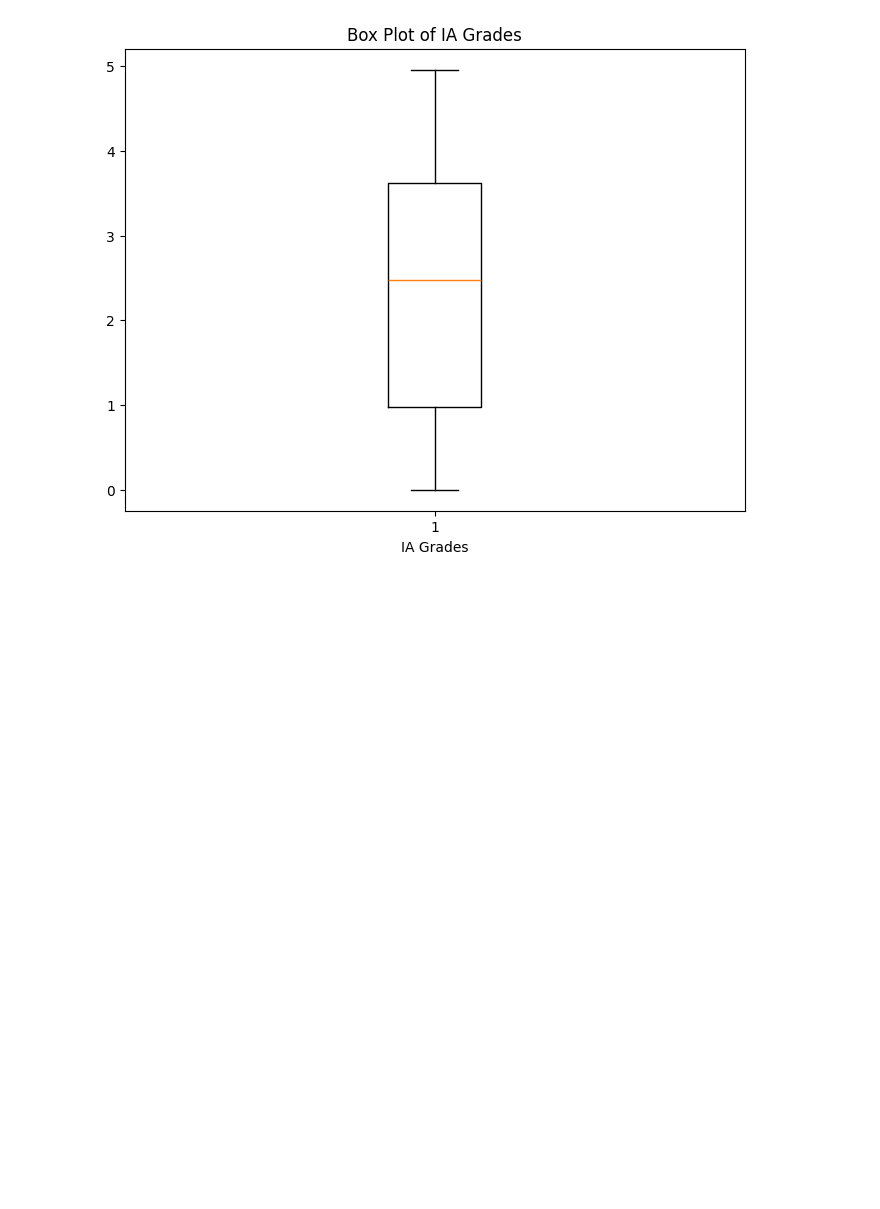
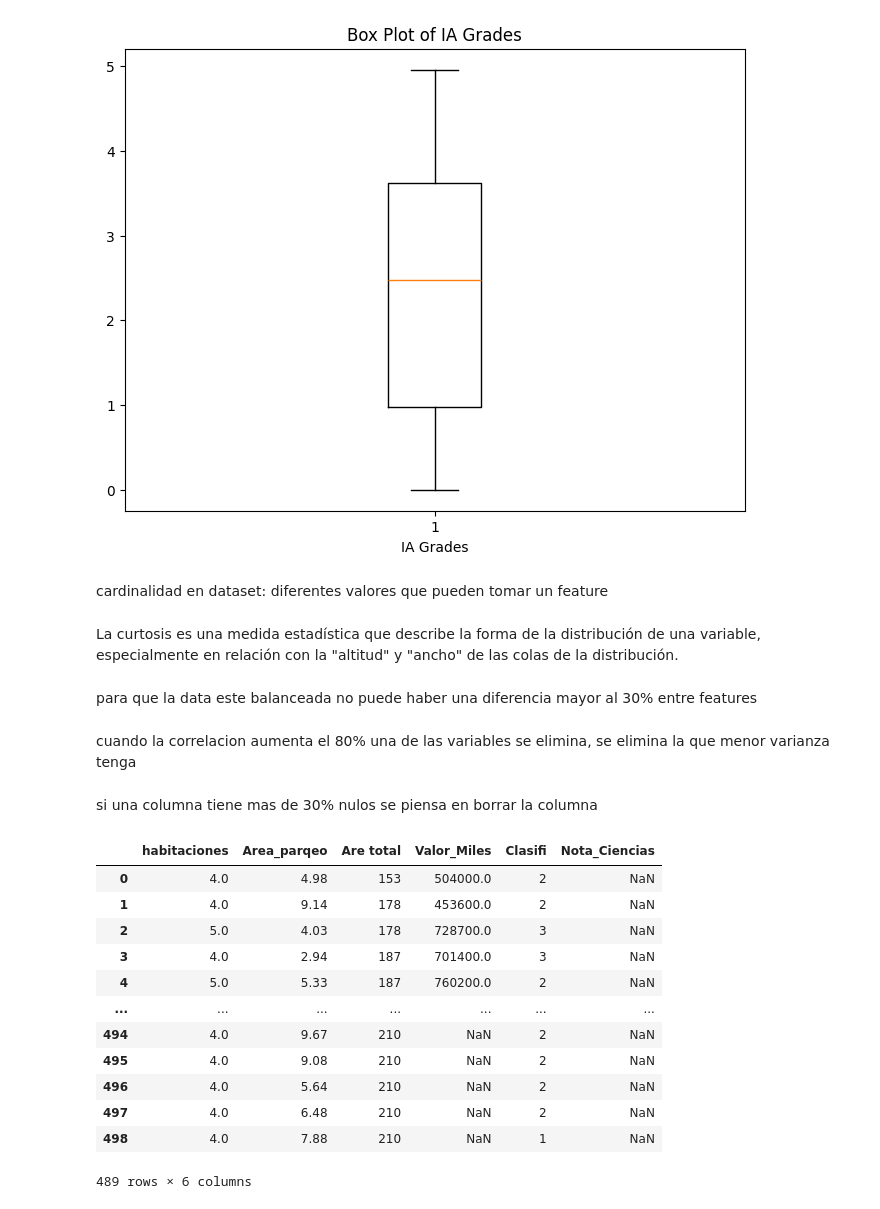
Before and after one commit to jjuandiego099/cuadernos-y-proyectos-IA, a Jupyter notebook: EDA.ipynb, the cells around one changed output. Drawn from its saved outputs; the diff is of its cells as text; code cells hidden in the pictures; blank space fills up the shorter version.

```diff
--- a/EDA.ipynb
+++ b/EDA.ipynb
@@ -362,3 +374,29 @@ plt.xlabel('IA Grades')
 plt.show()
 # %% [output]
 [figure]
+# %% [markdown]
+cardinalidad en dataset: diferentes valores que pueden tomar un feature
+# %% [markdown]
+La curtosis es una medida estadística que describe la forma de la distribución de una variable, especialmente en relación con la "altitud" y "ancho" de las colas de la distribución.
+# %% [markdown]
+para que la data este balanceada no puede haber una diferencia mayor al 30% entre features
+# %% [markdown]
+cuando la correlacion aumenta el 80% una de las variables se elimina, se elimina la que menor varianza tenga
+# %% [markdown]
+si una columna tiene mas de 30% nulos se piensa en borrar la columna
+# %%
+df
+# %% [output]
+|  | habitaciones | Area_parqeo | Are total | Valor_Miles | Clasifi | Nota_Ciencias |
+| 0 | 4.0 | 4.98 | 153 | 504000.0 | 2 | NaN |
+| 1 | 4.0 | 9.14 | 178 | 453600.0 | 2 | NaN |
+| 2 | 5.0 | 4.03 | 178 | 728700.0 | 3 | NaN |
+| 3 | 4.0 | 2.94 | 187 | 701400.0 | 3 | NaN |
+| 4 | 5.0 | 5.33 | 187 | 760200.0 | 2 | NaN |
+| ... | ... | ... | ... | ... | ... | ... |
+| 494 | 4.0 | 9.67 | 210 | NaN | 2 | NaN |
+| 495 | 4.0 | 9.08 | 210 | NaN | 2 | NaN |
+| 496 | 4.0 | 5.64 | 210 | NaN | 2 | NaN |
+| 497 | 4.0 | 6.48 | 210 | NaN | 2 | NaN |
+| 498 | 4.0 | 7.88 | 210 | NaN | 1 | NaN |
+489 rows × 6 columns
```
Also changed, not shown: parts of 7 cells of this notebook.
